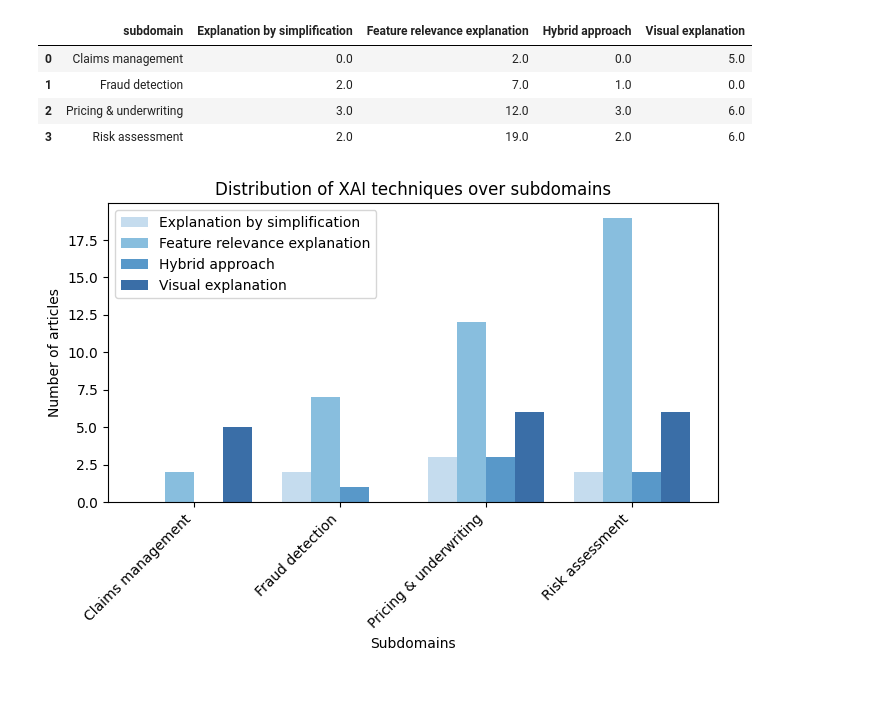
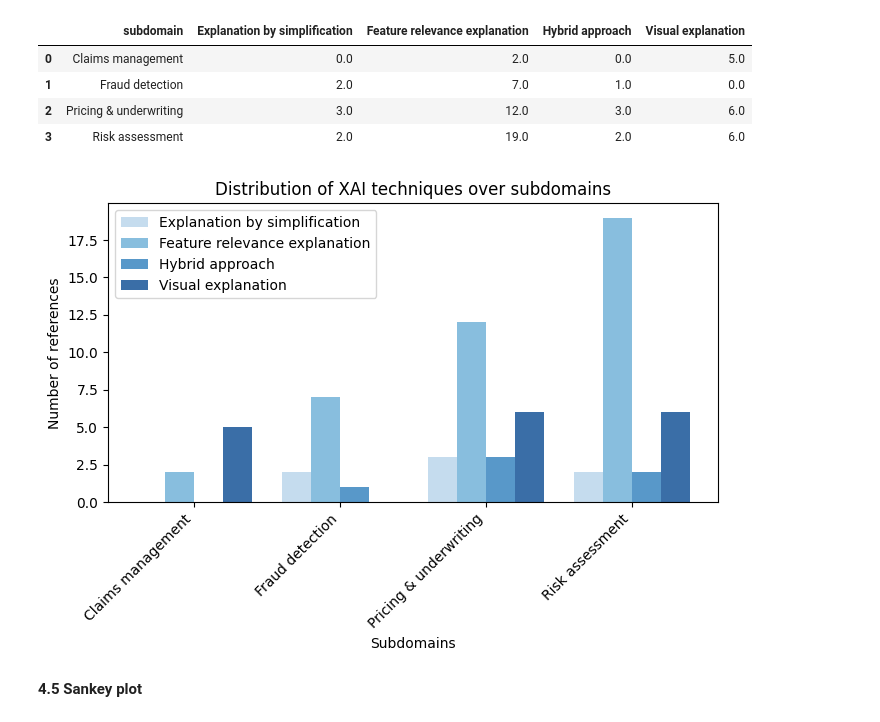
Before and after one commit to bart-custers/research_paper_AI_insurance, a Jupyter notebook: notebooks/Research_paper_XAI_insurance.ipynb, the cells around one changed output. Cells and saved outputs as stored; diff of their text form; code cells hidden in the pictures; blank space fills up the shorter version.

```diff
--- a/notebooks/Research_paper_XAI_insurance.ipynb
+++ b/notebooks/Research_paper_XAI_insurance.ipynb
@@ -304,32 +305,34 @@ import matplotlib.colors as mcolors
 # Plot settings
 x = np.arange(len(df_aggregated['subdomain']))  # the label locations
 width = 0.2  # the width of the bars
 
 # Use 'Blues' colormap, focusing on the darker range (avoid light colors)
 cmap = cm.get_cmap("Blues")
-colors = [mcolors.rgb2hex(cmap(0.3 + i * 0.2)) for i in range(len(df_filled.columns[1:]))]
+colors = [mcolors.rgb2hex(cmap(0.3 + i * 0.2)) for i in range(len(df_aggregated.columns[1:]))]
 
 # Assign colors dynamically
 category_names = df_aggregated.columns[1:]  # Exclude 'Subdomain'
 category_colors = dict(zip(category_names, colors))
 
 # Create the plot area
 fig, ax = plt.subplots(figsize=(7, 5))
 
 # Plot each category dynamically
 for i, category in enumerate(category_names):
     ax.bar(x + (i - 1.5) * width, df_aggregated[category], width,
            label=category, color=category_colors[category], alpha=0.8)
 
 # Chart layout
 ax.set_xlabel('Subdomains')
 ax.set_ylabel('Number of references')
 ax.set_title('Distribution of XAI techniques over subdomains')
 ax.set_xticks(x)
 ax.set_xticklabels(df_aggregated['subdomain'], rotation=45, ha="right")
 ax.legend()
 
 fig.tight_layout()
 plt.show()
 # %% [output]
-[figure, old version]
+[figure, new version]
+# %% [markdown]
+**4.5 Sankey plot**
```
Also changed, not shown: parts of 8 cells of this notebook.
